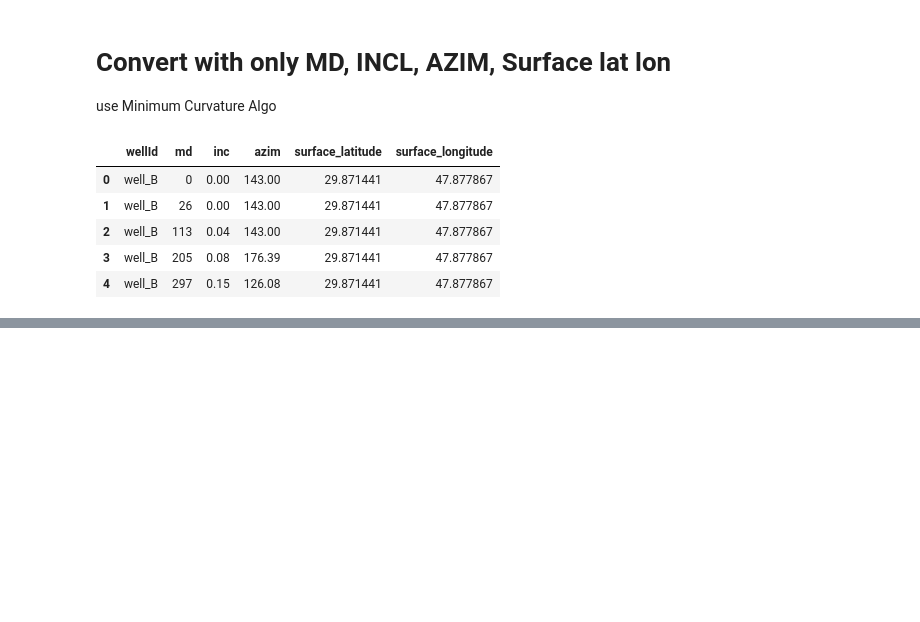
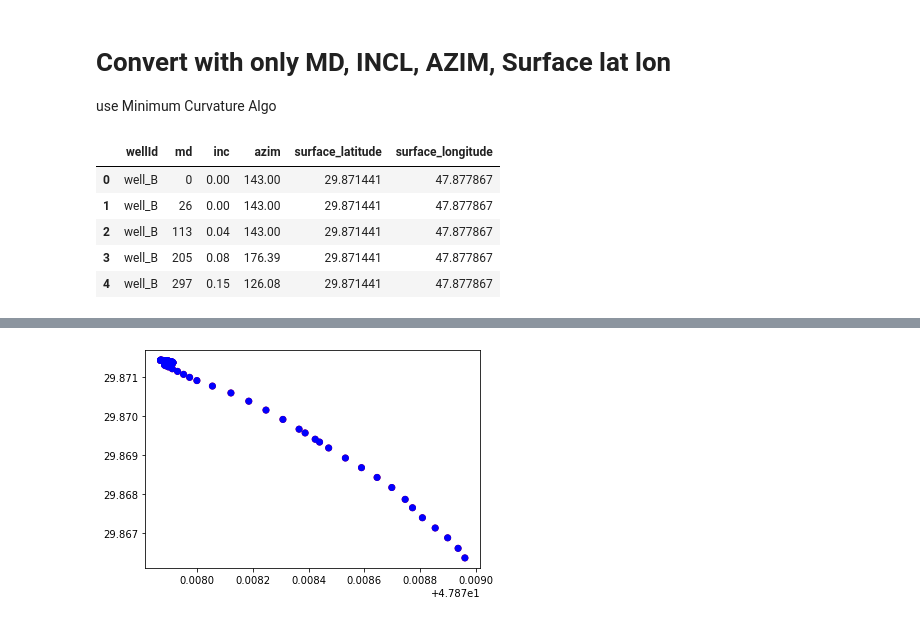
Before and after one commit to bpamos/welltrajconvert, a Jupyter notebook: notebook/Lat Long Conversion .ipynb, the cells around one changed output, grey strips where cells are left out. Saved outputs shown, nothing was run; the diff lists cells and outputs as text; code cells hidden in the pictures; blank space fills up the shorter version.

```diff
--- a/notebook/Lat Long Conversion .ipynb
+++ b/notebook/Lat Long Conversion .ipynb
@@ -425,0 +161,6 @@ show(pMap)
+# %%
+colors = {'well_A':'red', 'well_B':'blue'}
+plt.scatter(x=appended['longitude_points'], y=appended['latitude_points'], c=appended['wellId'].apply(lambda x: colors[x]))
+plt.show()
+# %% [output]
+[figure, added]
```
Also changed, not shown: parts of 21 cells of this notebook.
